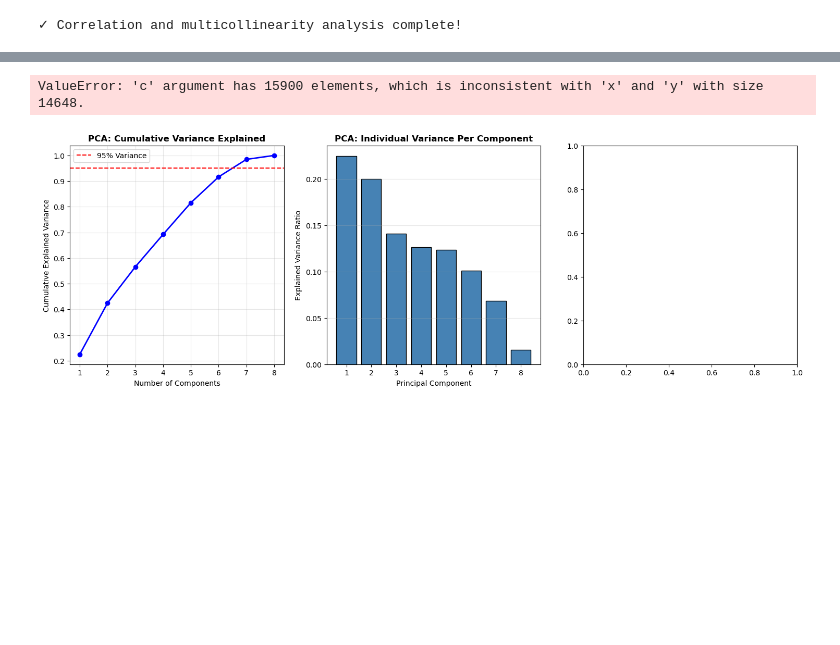
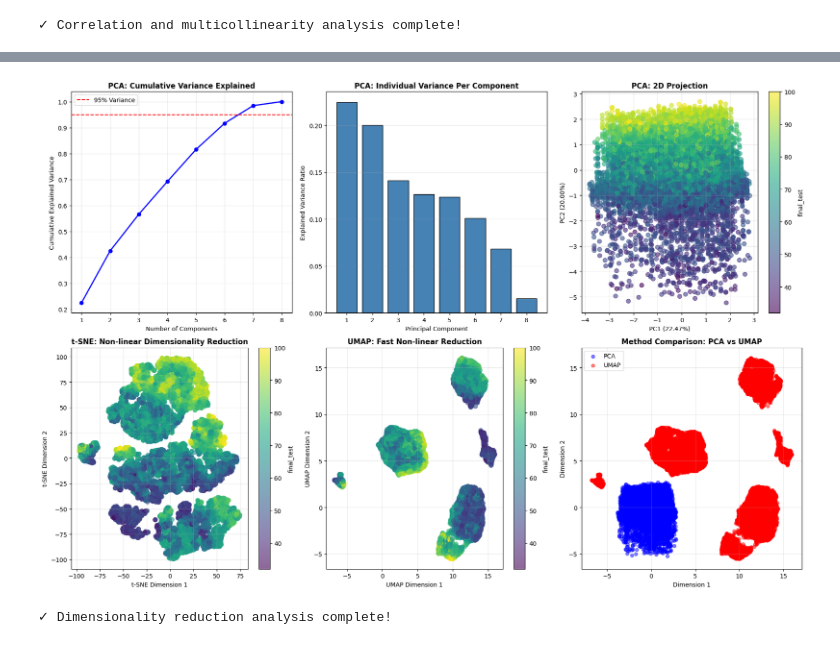
Before and after one commit to dingaroo/aiap_foundation_self_practice, a Jupyter notebook: eda2.ipynb, the cells around one changed output, grey strips where cells are left out. Cells and saved outputs as stored; diff of their text form; code cells hidden in the pictures; blank space fills up the shorter version.

```diff
--- a/eda2.ipynb
+++ b/eda2.ipynb
@@ -432,6 +431,12 @@ Performing UMAP...
 # %%
 # Visualize results
 fig = plt.figure(figsize=(18, 12))
+
+# Get the color values aligned with the cleaned data (after dropna)
+numeric_cols_for_color = df.select_dtypes(include=[np.number]).columns
+data_for_color = df[numeric_cols_for_color].dropna()
+color_values = data_for_color['final_test'].values
+
 # 1. PCA Explained Variance
 ax1 = plt.subplot(2, 3, 1)
 n_components = len(dim_red_results['cumsum_var'])
@@ -442,6 +447,7 @@ ax1.set_ylabel('Cumulative Explained Variance')
 ax1.set_title('PCA: Cumulative Variance Explained', fontweight='bold')
 ax1.grid(alpha=0.3)
 ax1.legend()
+
 # 2. Individual Variance per Component
 ax2 = plt.subplot(2, 3, 2)
 ax2.bar(range(1, min(11, n_components + 1)),
@@ -451,51 +457,56 @@ ax2.set_xlabel('Principal Component')
 ax2.set_ylabel('Explained Variance Ratio')
 ax2.set_title('PCA: Individual Variance Per Component', fontweight='bold')
 ax2.grid(axis='y', alpha=0.3)
+
 # 3. PCA 2D Projection
 ax3 = plt.subplot(2, 3, 3)
 scatter = ax3.scatter(dim_red_results['pca_data'][:, 0],
                       dim_red_results['pca_data'][:, 1],
-                      c=df['final_test'].values, cmap='viridis', alpha=0.6, s=50)
-ax3.set_xlabel(f"PC1 ({dim_red_results['pca'].explained_variance_ratio_:.2%})")
-ax3.set_ylabel(f"PC2 ({dim_red_results['pca'].explained_variance_ratio_:.2%})")
+                      c=color_values, cmap='viridis', alpha=0.6, s=50)
+ax3.set_xlabel(f"PC1 ({dim_red_results['pca'].explained_variance_ratio_[0]:.2%})")
+ax3.set_ylabel(f"PC2 ({dim_red_results['pca'].explained_variance_ratio_[1]:.2%})")
 ax3.set_title('PCA: 2D Projection', fontweight='bold')
 plt.colorbar(scatter, ax=ax3, label='final_test')
 ax3.grid(alpha=0.3)
+
 # 4. t-SNE Projection
 ax4 = plt.subplot(2, 3, 4)
 scatter = ax4.scatter(dim_red_results['tsne_data'][:, 0],
                       dim_red_results['tsne_data'][:, 1],
-                      c=df['final_test'].values, cmap='viridis', alpha=0.6, s=50)
+                      c=color_values, cmap='viridis', alpha=0.6, s=50)
 ax4.set_xlabel('t-SNE Dimension 1')
 ax4.set_ylabel('t-SNE Dimension 2')
 ax4.set_title('t-SNE: Non-linear Dimensionality Reduction', fontweight='bold')
 plt.colorbar(scatter, ax=ax4, label='final_test')
 ax4.grid(alpha=0.3)
+
 # 5. UMAP Projection
 ax5 = plt.subplot(2, 3, 5)
 scatter = ax5.scatter(dim_red_results['umap_data'][:, 0],
                       dim_red_results['umap_data'][:, 1],
-                      c=df['final_test'].values, cmap='viridis', alpha=0.6, s=50)
+                      c=color_values, cmap='viridis', alpha=0.6, s=50)
 ax5.set_xlabel('UMAP Dimension 1')
 ax5.set_ylabel('UMAP Dimension 2')
 ax5.set_title('UMAP: Fast Non-linear Reduction', fontweight='bold')
 plt.colorbar(scatter, ax=ax5, label='final_test')
 ax5.grid(alpha=0.3)
+
 # 6. Comparison (PCA vs UMAP)
 ax6 = plt.subplot(2, 3, 6)
 ax6.scatter(dim_red_results['pca_data'][:, 0], dim_red_results['pca_data'][:, 1],
             alpha=0.5, s=30, label='PCA', color='blue')
 ax6.scatter(dim_red_results['umap_data'][:, 0], dim_red_results['umap_data'][:, 1],
             alpha=0.5, s=30, label='UMAP', color='red')
 ax6.set_xlabel('Dimension 1')
 ax6.set_ylabel('Dimension 2')
 ax6.set_title('Method Comparison: PCA vs UMAP', fontweight='bold')
 ax6.legend()
 ax6.grid(alpha=0.3)
+
 plt.tight_layout()
 plt.savefig('./images/dimensionality_reduction.png', dpi=300, bbox_inches='tight')
 plt.show()
 print("\n✓ Dimensionality reduction analysis complete!")
 # %% [output]
+[figure, new version]
-ValueError: 'c' argument has 15900 elements, which is inconsistent with 'x' and 'y' with size 14648.
+✓ Dimensionality reduction analysis complete!
-[figure, old version]
```
Also changed, not shown: parts of 7 cells of this notebook, 7 other files.
